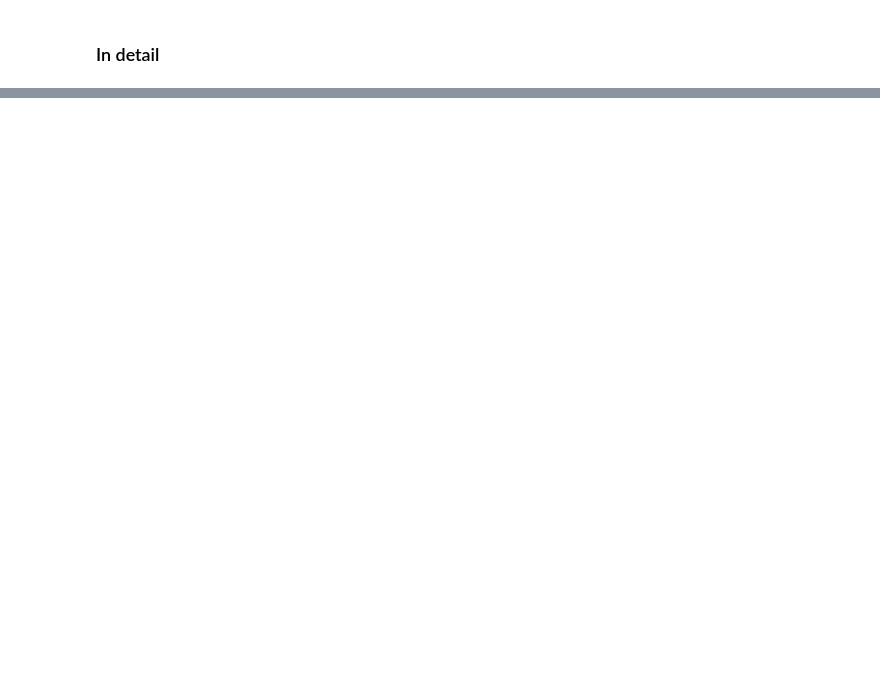
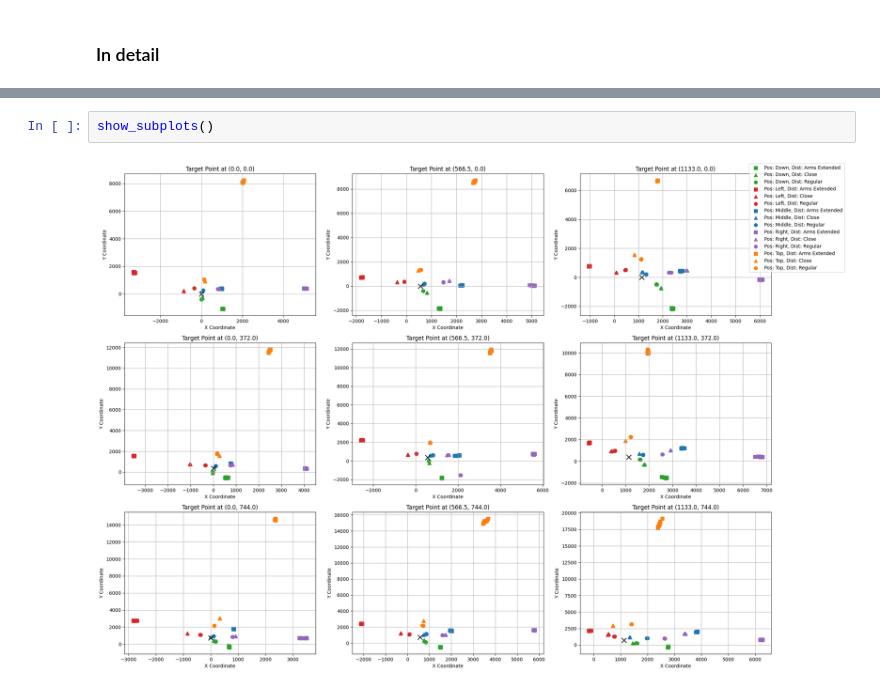
Before and after one commit to VictorSchneuwly/eyetracker, a Jupyter notebook: Notebooks/calibration.ipynb, the cells around one changed output, grey strips where cells are left out. Cells and saved outputs as stored; diff of their text form; blank space fills up the shorter version.

```diff
--- a/Notebooks/calibration.ipynb
+++ b/Notebooks/calibration.ipynb
@@ -141,0 +141,4 @@ plt.show()
+# %%
+show_subplots()
+# %% [output]
+[figure, added]
```
Also changed, not shown: parts of 7 cells of this notebook.
